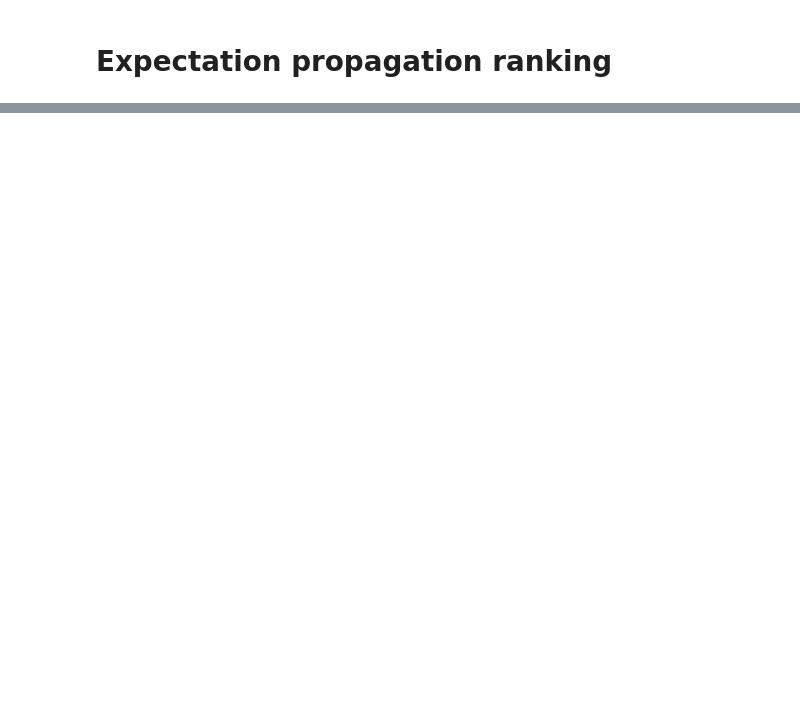
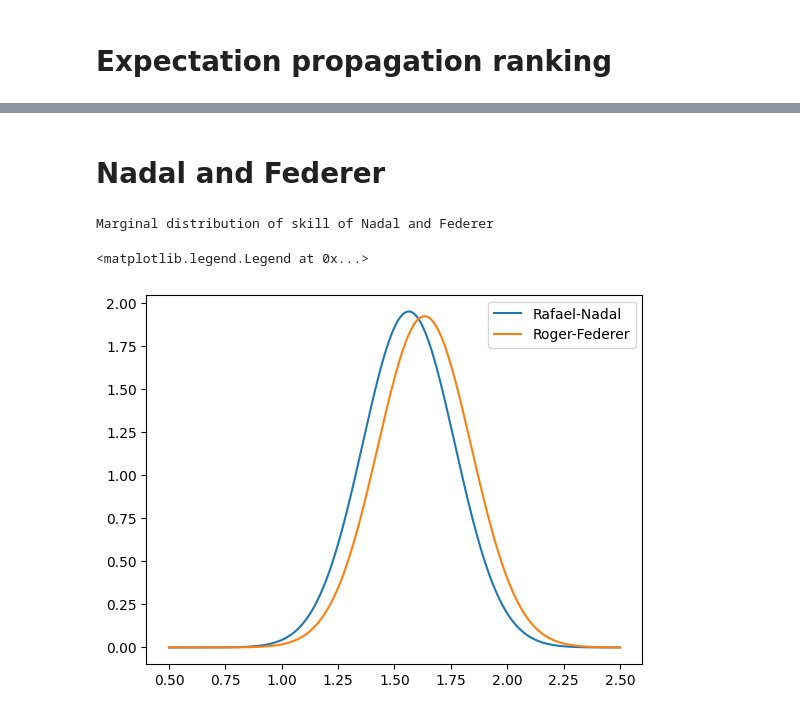
Before and after one commit to KaedeZzz/4F13-CW2, a Jupyter notebook: coursework2.ipynb, the cells around one changed output, grey strips where cells are left out. Saved outputs shown, nothing was run; the diff lists cells and outputs as text; code cells hidden in the pictures; blank space fills up the shorter version.

```diff
--- a/coursework2.ipynb
+++ b/coursework2.ipynb
@@ -89,0 +203,16 @@ arviz - WARNING - Shape validation failed: input_shape: (1, 5000), minimum_shape
+# %% [markdown]
+# Nadal and Federer
+# %%
+federer_idx = top4_ind[1]
+nadal_idx = top4_ind[2]
+print("Marginal distribution of skill of Nadal and Federer")
+x = np.linspace(0.5, 2.5, 200)
+b_nadal = norm.pdf(x, loc=ep_mean[nadal_idx], scale=np.sqrt(ep_var[nadal_idx]))
+b_federer = norm.pdf(x, loc=ep_mean[federer_idx], scale=np.sqrt(ep_var[federer_idx]))
+plt.plot(x, b_nadal)
+plt.plot(x, b_federer)
+plt.legend([W[nadal_idx][0], W[federer_idx][0]])
+# %% [output]
+Marginal distribution of skill of Nadal and Federer
+<matplotlib.legend.Legend at 0x...>
+[figure, added]
```
Also changed, not shown: parts of 9 cells of this notebook.
